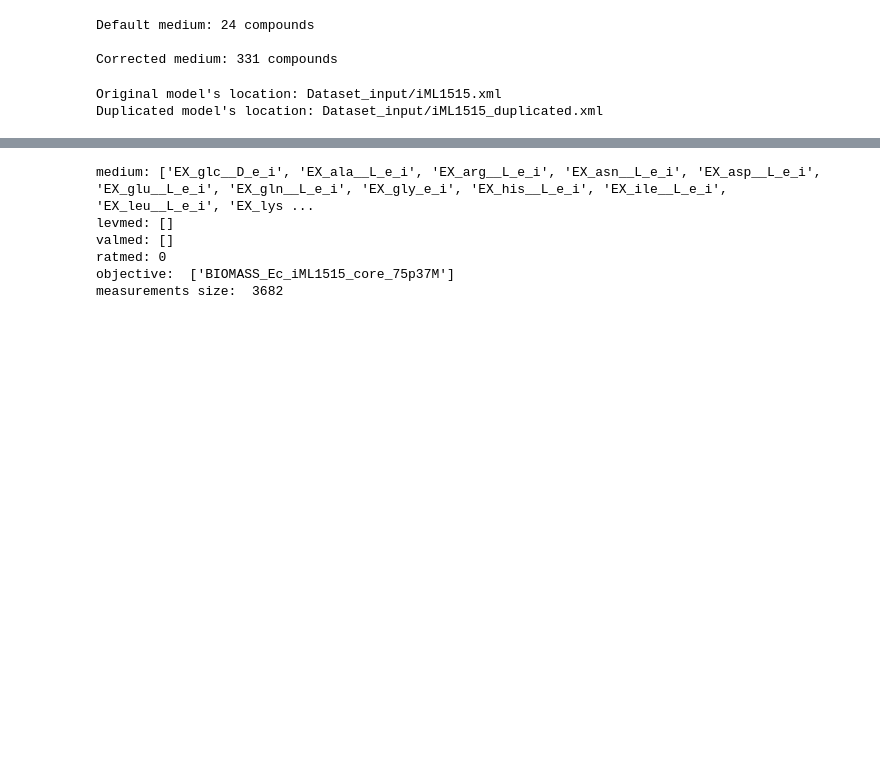
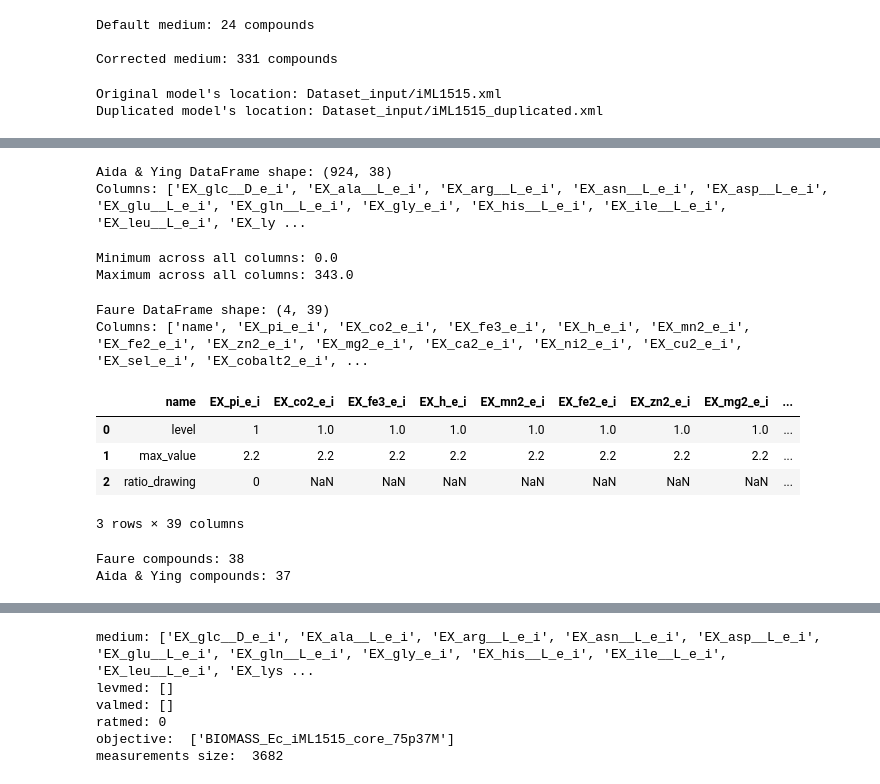
Before and after one commit to lyach/amn_release, a Jupyter notebook: Tutorial_Aida.ipynb, the cells around one changed output, grey strips where cells are left out. Cells and saved outputs as stored; diff of their text form; code cells hidden in the pictures; blank space fills up the shorter version.

```diff
--- a/Tutorial_Aida.ipynb
+++ b/Tutorial_Aida.ipynb
@@ -151,0 +151,47 @@ import seaborn as sns
+# %%
+# Load Aida & Yin dataset (already processed to match model's reactions)
+aida_path = DIRECTORY + 'Dataset_input/aidaying_media_growth_amns.csv'
+aida_df = pd.read_csv(aida_path)
+
+# Compounds in the Aida & Ying dataset
+print(f"Aida & Ying DataFrame shape: {aida_df.shape}")
+print(f"Columns: {aida_df.columns.tolist()}")
+# %% [output]
+Aida & Ying DataFrame shape: (924, 38)
+Columns: ['EX_glc__D_e_i', 'EX_ala__L_e_i', 'EX_arg__L_e_i', 'EX_asn__L_e_i', 'EX_asp__L_e_i', 'EX_glu__L_e_i', 'EX_gln__L_e_i', 'EX_gly_e_i', 'EX_his__L_e_i', 'EX_ile__L_e_i', 'EX_leu__L_e_i', 'EX_ly ...
+# %%
+# EDA on aida_df
+global_min = aida_df.min().min()
+global_max = aida_df.max().max()
+print(f"Minimum across all columns: {global_min}")
+print(f"Maximum across all columns: {global_max}")
+# %% [output]
+Minimum across all columns: 0.0
+Maximum across all columns: 343.0
+# %%
+# Load parameter file from Faure et. al
+faure_path = DIRECTORY + 'Dataset_input/iML1515.csv'
+faure_df = pd.read_csv(faure_path)
+
+# Compounds in the Faure et. al parameter file
+print(f"Faure DataFrame shape: {faure_df.shape}")
+print(f"Columns: {faure_df.columns.tolist()}")
+faure_df.head(3)
+# %% [output]
+Faure DataFrame shape: (4, 39)
+Columns: ['name', 'EX_pi_e_i', 'EX_co2_e_i', 'EX_fe3_e_i', 'EX_h_e_i', 'EX_mn2_e_i', 'EX_fe2_e_i', 'EX_zn2_e_i', 'EX_mg2_e_i', 'EX_ca2_e_i', 'EX_ni2_e_i', 'EX_cu2_e_i', 'EX_sel_e_i', 'EX_cobalt2_e_i', ...
+|  | name | EX_pi_e_i | EX_co2_e_i | EX_fe3_e_i | EX_h_e_i | EX_mn2_e_i | EX_fe2_e_i | EX_zn2_e_i | EX_mg2_e_i | ... |
+| 0 | level | 1 | 1.0 | 1.0 | 1.0 | 1.0 | 1.0 | 1.0 | 1.0 | ... |
+| 1 | max_value | 2.2 | 2.2 | 2.2 | 2.2 | 2.2 | 2.2 | 2.2 | 2.2 | ... |
+| 2 | ratio_drawing | 0 | NaN | NaN | NaN | NaN | NaN | NaN | NaN | ... |
+3 rows × 39 columns
+# %%
+# Store column names (excluding non-compounds)
+faure_cols = faure_df.columns.drop('name')
+aida_cols = aida_df.columns.drop('GR_AVG')
+
+print(f"Faure compounds: {len(faure_cols)}")
+print(f"Aida & Ying compounds: {len(aida_cols)}")
+# %% [output]
+Faure compounds: 38
+Aida & Ying compounds: 37
```
Also changed, not shown: parts of 53 cells of this notebook, 4 other files.
